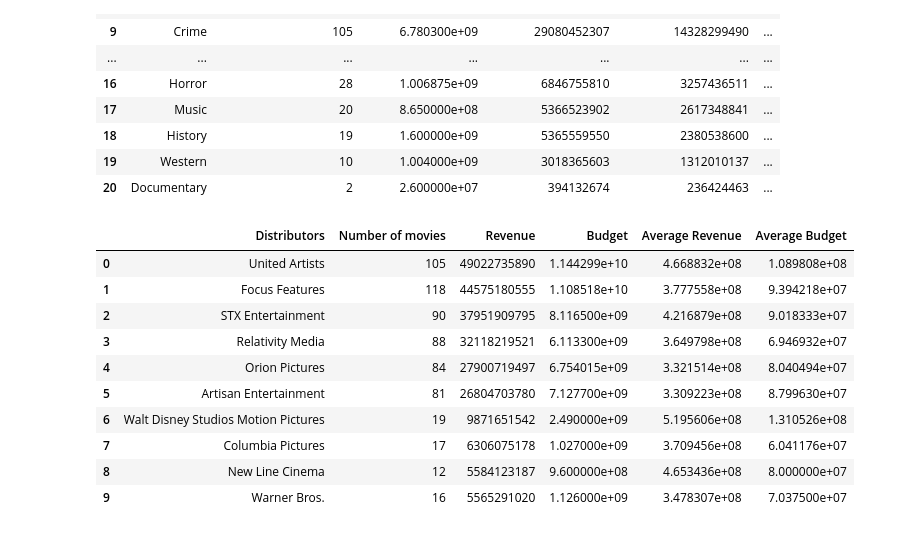
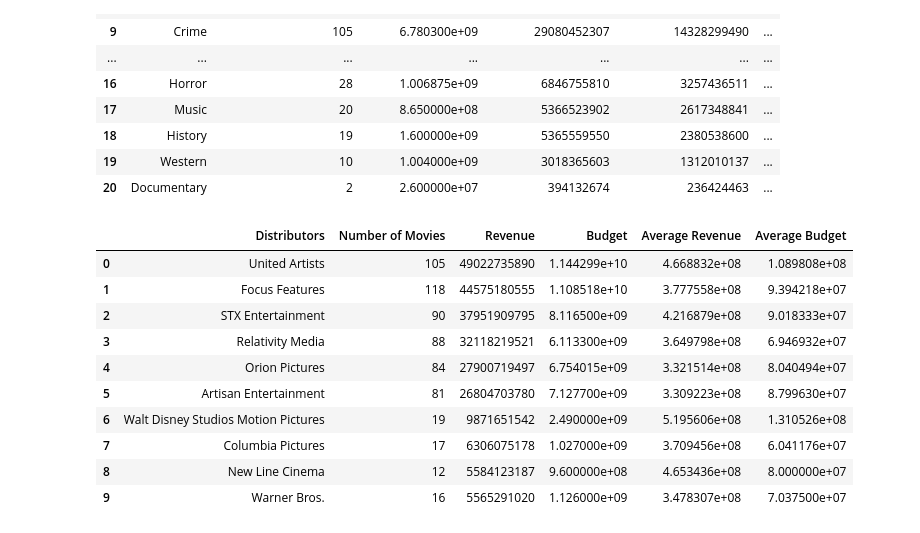
Before and after one commit to bryanmangrum/wranglemasters, a Jupyter notebook: data_cleanup.ipynb, the cells around one changed output. Saved outputs shown, nothing was run; the diff lists cells and outputs as text; code cells hidden in the pictures.

```diff
--- a/data_cleanup.ipynb
+++ b/data_cleanup.ipynb
@@ -294,33 +294,33 @@ genre_df
 # %%
 distributors = []
 
 distributors = final_movie_dataset["Distributor"].unique()
 
 distributors_count = final_movie_dataset["Distributor"].value_counts()
 
 
 distributor_sum = final_movie_dataset.groupby("Distributor")["Revenue"].sum()
 distributor_sum.sort_values(ascending=False)
 
 distributor_bud = final_movie_dataset.groupby("Distributor")["budget"].sum()
 distributor_bud.sort_values(ascending=False)
 
 average_sum = distributor_sum / distributors_count
 
 average_bud = distributor_bud / distributors_count
 
 distributors_df = pd.DataFrame({
     "Distributors": distributors,
-    "Number of movies": distributors_count,
+    "Number of Movies": distributors_count,
     "Revenue": distributor_sum,
     "Budget": distributor_bud,
     "Average Revenue": average_sum,
     "Average Budget": average_bud
 })
 
 distributors_df.sort_values(by=["Revenue"], ascending=False).iloc[0:10].reset_index(drop=True)
 # %% [output]
-|  | Distributors | Number of movies | Revenue | Budget | Average Revenue | Average Budget |
+|  | Distributors | Number of Movies | Revenue | Budget | Average Revenue | Average Budget |
 | 0 | United Artists | 105 | 49022735890 | 1.144299e+10 | 4.668832e+08 | 1.089808e+08 |
 | 1 | Focus Features | 118 | 44575180555 | 1.108518e+10 | 3.777558e+08 | 9.394218e+07 |
 | 2 | STX Entertainment | 90 | 37951909795 | 8.116500e+09 | 4.216879e+08 | 9.018333e+07 |
```
Also changed, not shown: parts of 3 cells of this notebook.
